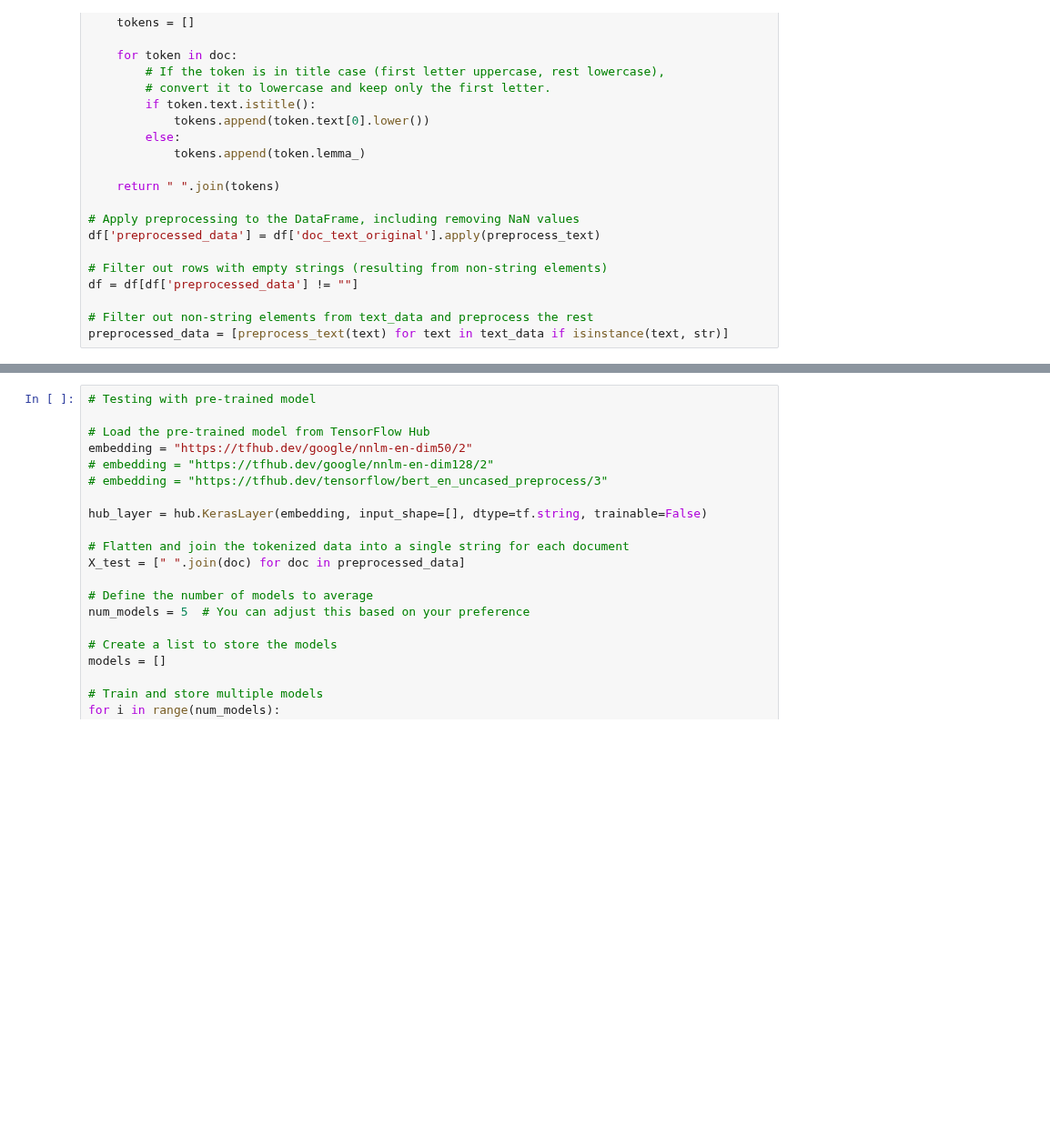
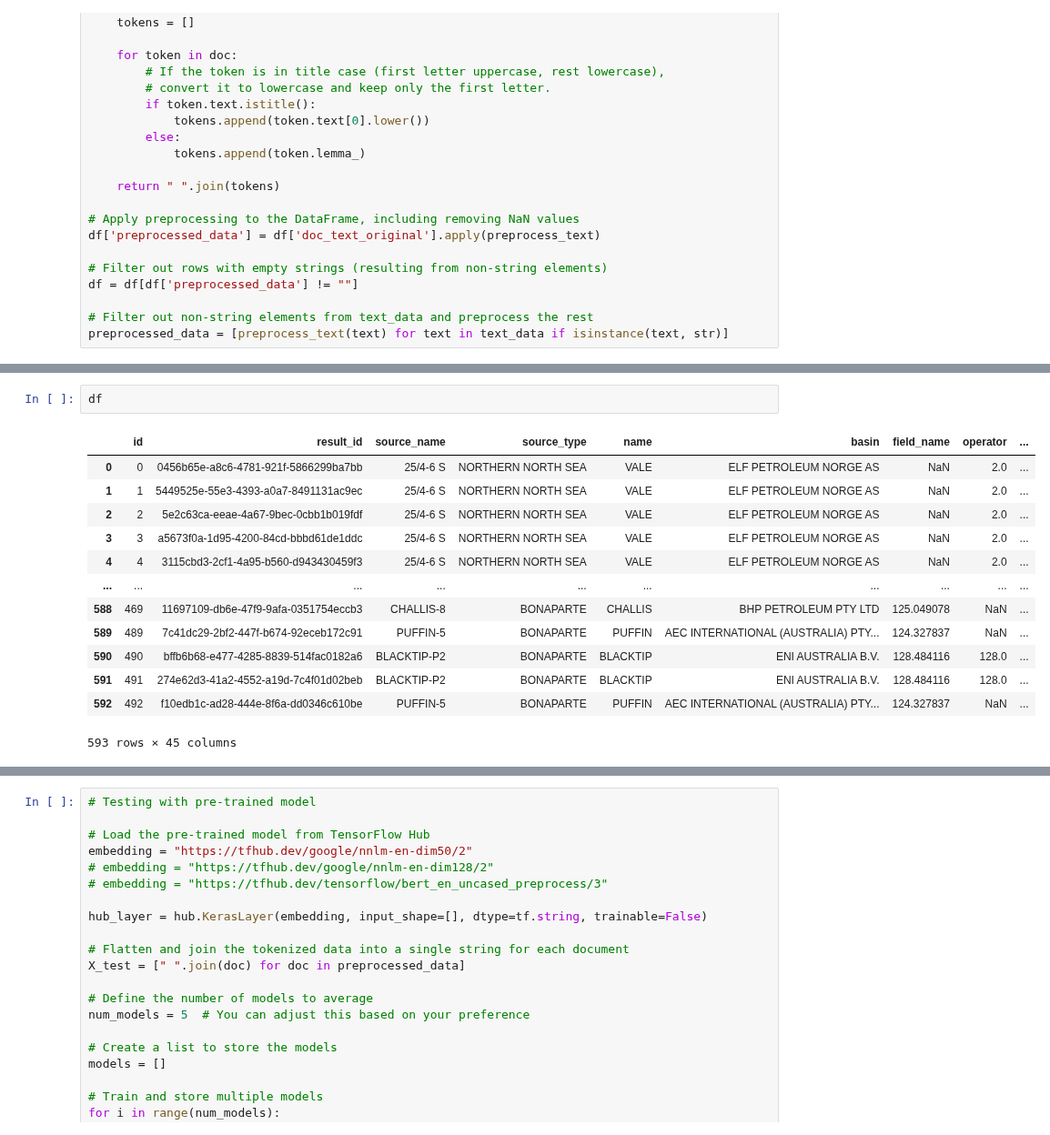
Before and after one commit to zahidhamidi/ML-Project, a Jupyter notebook: Testing_Pre_trained_Model_Binary_False_Positive_Case_Classification.ipynb, the cells around one changed output, grey strips where cells are left out. Shown at 91% size. Drawn from its saved outputs; the diff is of its cells as text; blank space fills up the shorter version.

```diff
--- a/Testing_Pre_trained_Model_Binary_False_Positive_Case_Classification.ipynb
+++ b/Testing_Pre_trained_Model_Binary_False_Positive_Case_Classification.ipynb
@@ -91,0 +182,16 @@ plt.show()
+# %%
+df
+# %% [output]
+|  | id | result_id | source_name | source_type | name | basin | field_name | operator | ... |
+| 0 | 0 | 0456b65e-a8c6-4781-921f-5866299ba7bb | 25/4-6 S | NORTHERN NORTH SEA | VALE | ELF PETROLEUM NORGE AS | NaN | 2.0 | ... |
+| 1 | 1 | 5449525e-55e3-4393-a0a7-8491131ac9ec | 25/4-6 S | NORTHERN NORTH SEA | VALE | ELF PETROLEUM NORGE AS | NaN | 2.0 | ... |
+| 2 | 2 | 5e2c63ca-eeae-4a67-9bec-0cbb1b019fdf | 25/4-6 S | NORTHERN NORTH SEA | VALE | ELF PETROLEUM NORGE AS | NaN | 2.0 | ... |
+| 3 | 3 | a5673f0a-1d95-4200-84cd-bbbd61de1ddc | 25/4-6 S | NORTHERN NORTH SEA | VALE | ELF PETROLEUM NORGE AS | NaN | 2.0 | ... |
+| 4 | 4 | 3115cbd3-2cf1-4a95-b560-d943430459f3 | 25/4-6 S | NORTHERN NORTH SEA | VALE | ELF PETROLEUM NORGE AS | NaN | 2.0 | ... |
+| ... | ... | ... | ... | ... | ... | ... | ... | ... | ... |
+| 588 | 469 | 11697109-db6e-47f9-9afa-0351754eccb3 | CHALLIS-8 | BONAPARTE | CHALLIS | BHP PETROLEUM PTY LTD | 125.049078 | NaN | ... |
+| 589 | 489 | 7c41dc29-2bf2-447f-b674-92eceb172c91 | PUFFIN-5 | BONAPARTE | PUFFIN | AEC INTERNATIONAL (AUSTRALIA) PTY... | 124.327837 | NaN | ... |
+| 590 | 490 | bffb6b68-e477-4285-8839-514fac0182a6 | BLACKTIP-P2 | BONAPARTE | BLACKTIP | ENI AUSTRALIA B.V. | 128.484116 | 128.0 | ... |
+| 591 | 491 | 274e62d3-41a2-4552-a19d-7c4f01d02beb | BLACKTIP-P2 | BONAPARTE | BLACKTIP | ENI AUSTRALIA B.V. | 128.484116 | 128.0 | ... |
+| 592 | 492 | f10edb1c-ad28-444e-8f6a-dd0346c610be | PUFFIN-5 | BONAPARTE | PUFFIN | AEC INTERNATIONAL (AUSTRALIA) PTY... | 124.327837 | NaN | ... |
+593 rows × 45 columns
```
Also changed, not shown: parts of 6 cells of this notebook.
